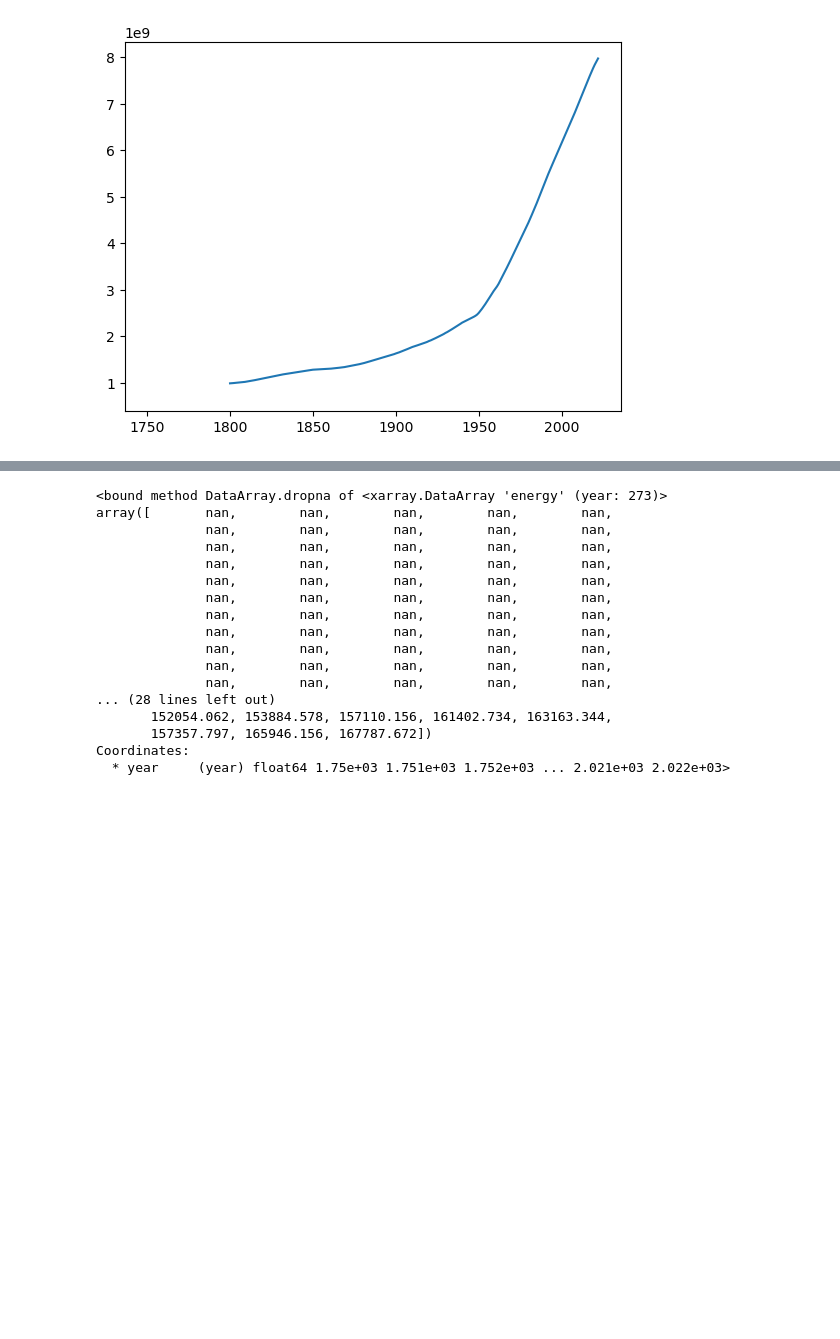
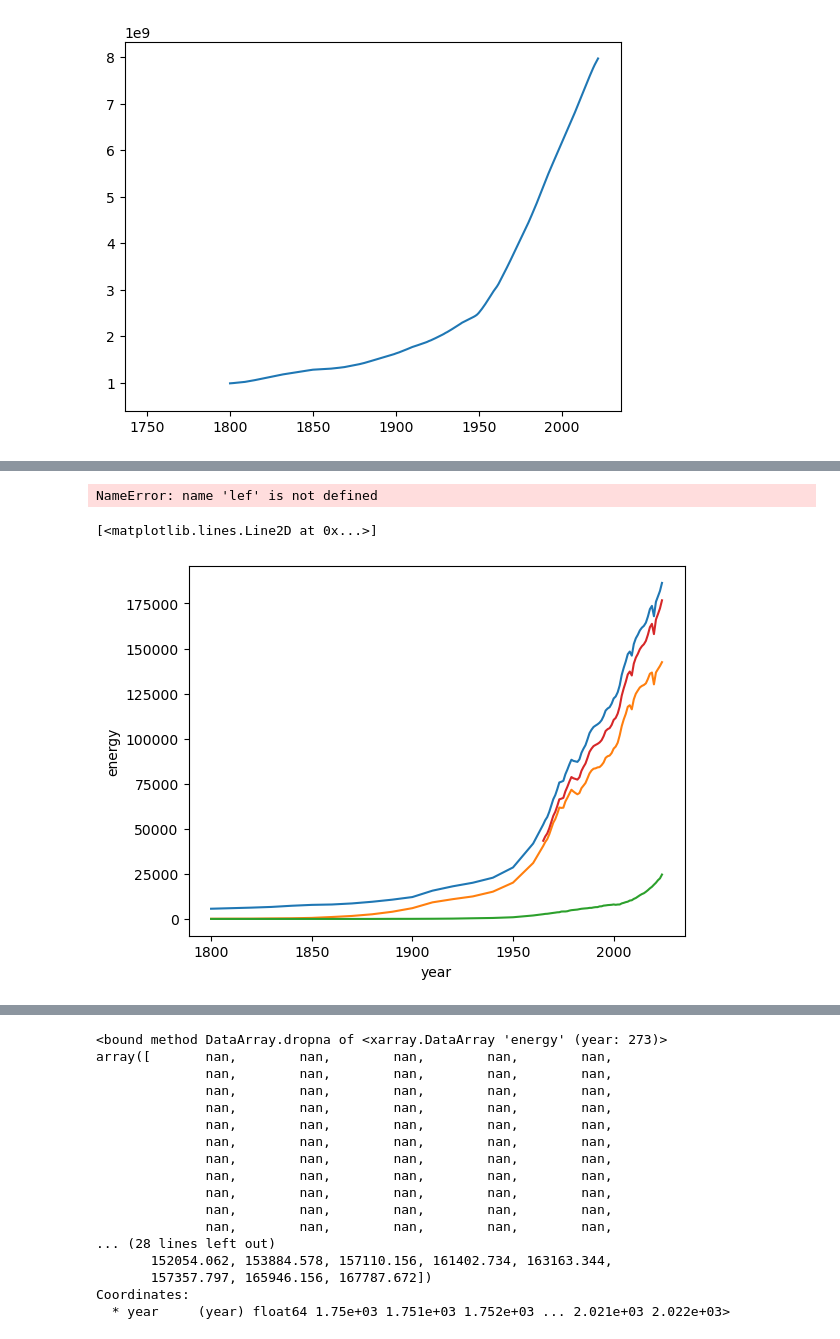
Before and after one commit to fedef17/Spectre, a Jupyter notebook: read_data.ipynb, the cells around one changed output, grey strips where cells are left out. Cells and saved outputs as stored; diff of their text form; code cells hidden in the pictures; blank space fills up the shorter version.

```diff
--- a/read_data.ipynb
+++ b/read_data.ipynb
@@ -144,0 +212,18 @@ ene.to_netcdf('Etot_hist_1965-2022.nc')
+# %%
+import pandas as pd
+
+# Read CSV, skip first 2 columns
+df = pd.read_csv(datadir + 'global-energy-substitution/global-energy-substitution.csv')
+year = df.iloc[:, 2]
+data = df.iloc[:, 3:]
+
+# Clean column names
+data.columns = [col.split(' (')[0] for col in data.columns]
+
+# Convert to xarray dataset with year as coordinate
+ds = data.set_index(year.rename('year')).to_xarray()
+
+# Add total variable
+ds['total'] = sum(ds[var] for var in ds.data_vars)
+ds['fossil'] = sum(ds[var] for var in ['Gas', 'Oil', 'Coal'])
+ds['green'] = sum(ds[var] for var in ['Solar', 'Wind', 'Hydropower', 'Other renewables'])
@@ -144,0 +232,13 @@ ene.to_netcdf('Etot_hist_1965-2022.nc')
+# %%
+lef.solar_pe.plot()
+lef.primary_energy_decomp.solar.plot()
+# %% [output]
+NameError: name 'lef' is not defined
+# %%
+ds.total.plot()
+ds.fossil.plot()
+ds.green.plot()
+ene.plot() # This is not corrected for the substitution
+# %% [output]
+[<matplotlib.lines.Line2D at 0x...>]
+[figure, added]
```
Also changed, not shown: parts of 55 cells of this notebook, 5 other files.
